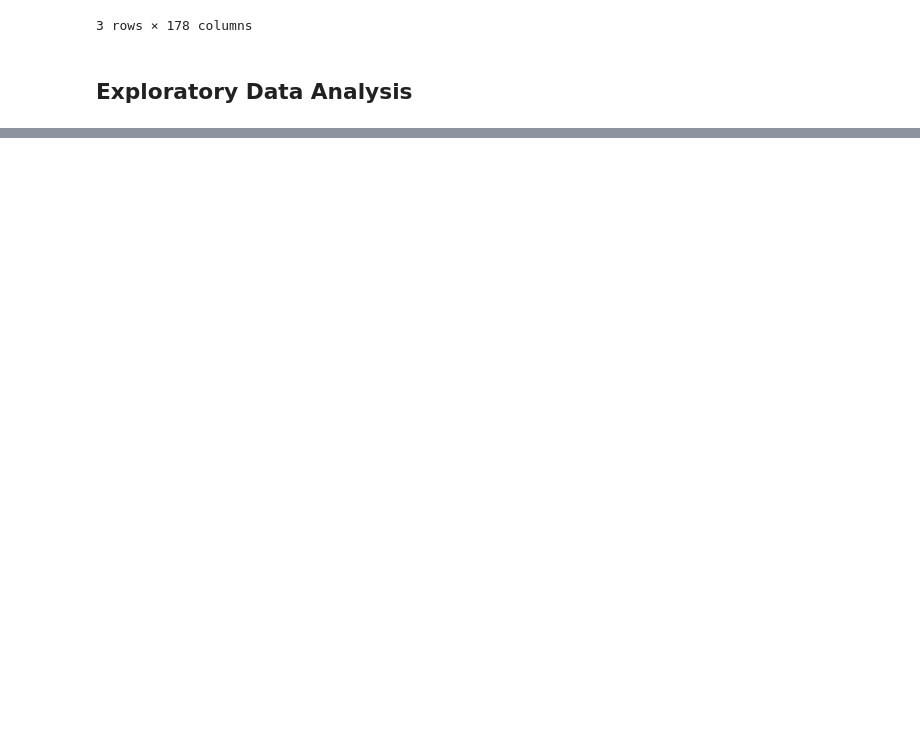
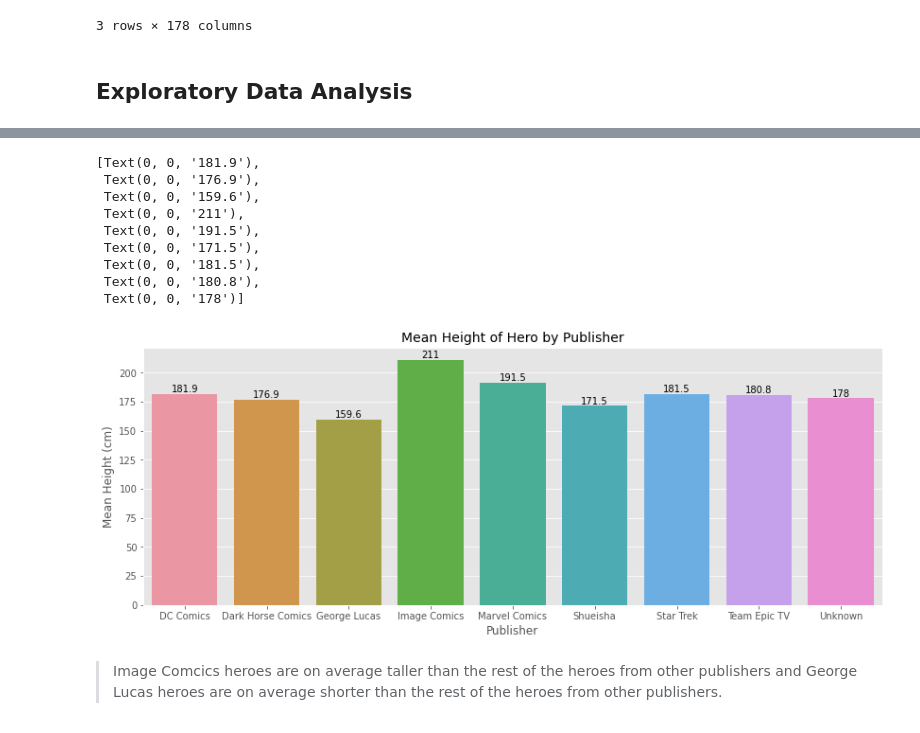
Before and after one commit to bradshawjoshua/Applying-Advanced-Transformations, a Jupyter notebook: Applying Advanced Transformations Core.ipynb, the cells around one changed output, grey strips where cells are left out. Saved outputs shown, nothing was run; the diff lists cells and outputs as text; code cells hidden in the pictures; blank space fills up the shorter version.

```diff
--- a/Applying Advanced Transformations Core.ipynb
+++ b/Applying Advanced Transformations Core.ipynb
@@ -361,0 +366,7 @@ ValueError: Cannot pass values for both `x` and `y`
+# %%
+avg_height = merged.groupby('Publisher')['Height (cm)'].agg(mean_height = ("mean"))
+
+#set new aggregate mean onto rev_avg
+avg_height = avg_height.reset_index()
+avg_height = avg_height.round(1)
+avg_height.head()
@@ -361,0 +380,32 @@ ValueError: Cannot pass values for both `x` and `y`
+# %%
+# set the style
+plt.style.use('ggplot')
+
+# set the size
+fig, ax = plt.subplots(figsize=(14,5))
+
+
+# plot bars
+height_chart = sns.barplot(x='Publisher',
+            y='mean_height',
+            data = avg_height)
+
+# labels and title
+plt.ylabel("Mean Height (cm)", size=12)
+plt.xlabel("Publisher", size=12)
+plt.title("Mean Height of Hero by Publisher", size=14)
+
+height_chart.bar_label(height_chart.containers[0])
+# %% [output]
+[Text(0, 0, '181.9'),
+ Text(0, 0, '176.9'),
+ Text(0, 0, '159.6'),
+ Text(0, 0, '211'),
+ Text(0, 0, '191.5'),
+ Text(0, 0, '171.5'),
+ Text(0, 0, '181.5'),
+ Text(0, 0, '180.8'),
+ Text(0, 0, '178')]
+[figure, added]
+# %% [markdown]
+>Image Comcics heroes are on average taller than the rest of the heroes from other publishers and George Lucas heroes are on average shorter than the rest of the heroes from other publishers.
```
Also changed, not shown: parts of 4 cells of this notebook.
